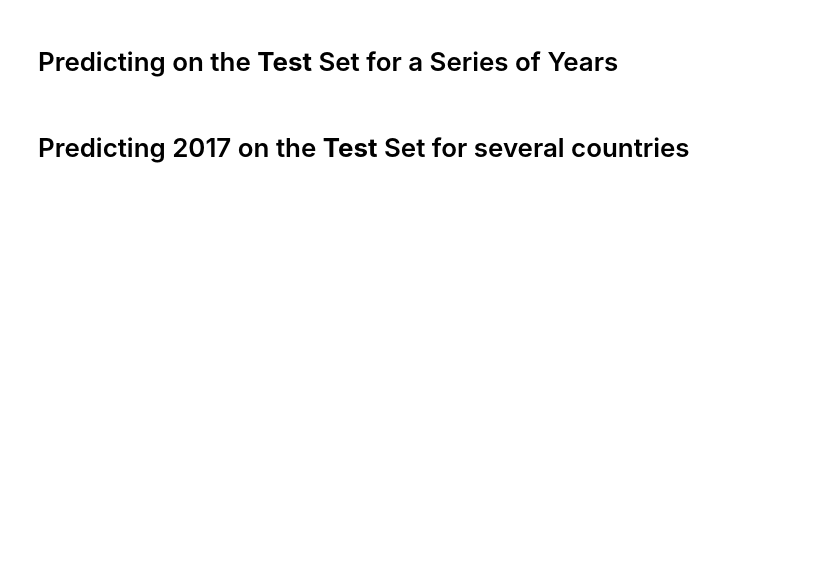
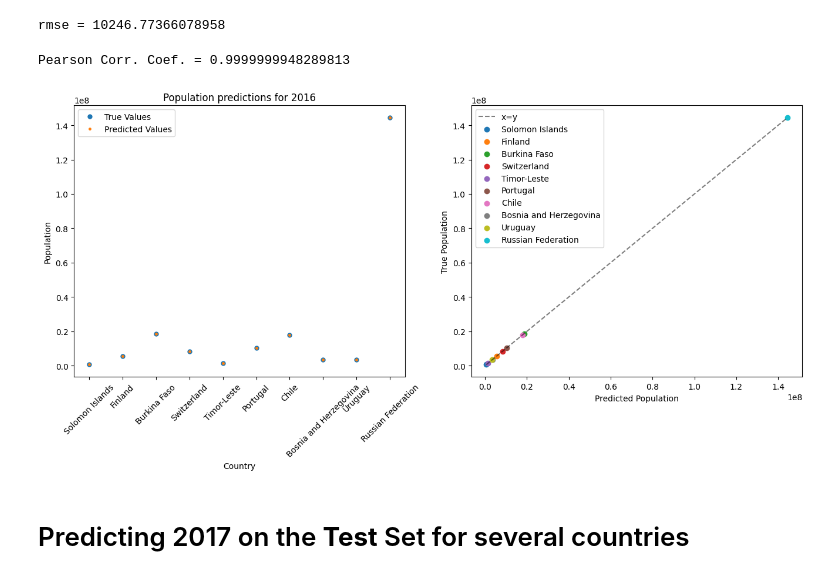
Before and after one commit to joelpoliveira/AprendizagemAutomatica-Projeto, a Jupyter notebook: Projeto_final/main_Joel_complex_version.ipynb, the cells around one changed output. Saved outputs shown, nothing was run; the diff lists cells and outputs as text; code cells hidden in the pictures; blank space fills up the shorter version.

```diff
--- a/Projeto_final/main_Joel_complex_version.ipynb
+++ b/Projeto_final/main_Joel_complex_version.ipynb
@@ -228,7 +271,7 @@ class ForecastModel:
             data={ f"-{i}": X.shift(i) for i in range(1,self.lags+1) }
         )
 # %%
-model = ForecastModel().fit(reshape(pop))
+model = ForecastModel(encode_country=False).fit(reshape(pop), stop=2015)
 # %%
 countries = list(pop["Country Name"].sample(n=10, random_state=66))
 pprint(list(enumerate(countries)))
@@ -252,0 +308,5 @@ preds = model.predict(list(range(min_year, max_year+1)), label)
+# %%
+y_test = [ model.raw.loc[2016, label] for label in countries ]
+# %%
+preds = [ model.predict([2016], label)[0] for label in countries]
+preds
@@ -253,26 +324,37 @@ preds = model.predict(list(range(min_year, max_year+1)), label)
+# %%
+print(f"rmse = {mean_squared_error( y_test, preds, squared=False)}")
+# %% [output]
+rmse = 10246.77366078958
+# %%
+print(f"Pearson Corr. Coef. = {np.corrcoef(y_test, preds)[0,1]}")
+# %% [output]
+Pearson Corr. Coef. = 0.9999999948289813
 # %%
-def plot_sub(ax, x, y, label="", xlabel="", ylabel="", title=""):
-    ax.plot(x, y, label=label)
+def plot_sub(ax, x, y, label="", xlabel="", ylabel="", title="", ms=5):
+    ax.plot(x, y, ".", label=label, ms=ms)
     ax.set_xlabel(xlabel)
     ax.set_ylabel(ylabel)
     ax.set_title(title)
     if label!="":
         ax.legend()
 
 def scat_sub(ax, x, y, label="", xlabel="", ylabel="", title=""):
     ax.scatter(x, y, label=label)
     ax.set_xlabel(xlabel)
     ax.set_ylabel(ylabel)
     ax.set_title(title)
     if label!="":
         ax.legend()
 
+x_ = range(len(countries))
 f, ax = plt.subplots(1,2, figsize=(16,6))
-plot_sub(ax[0], range(min_year,max_year+1), model.get_country(label).loc[min_year:max_year], label="True Values")
-plot_sub(ax[0], range(min_year,max_year+1), preds, label="Predicted Values", xlabel="Year")
+plot_sub(ax[0], x_, y_test, label="True Values", ms=10)
+plot_sub(ax[0], x_, preds, label="Predicted Values", xlabel="Country", ylabel="Population", title="Population predictions for 2016")
+ax[0].set_xticks(x_, countries, rotation=45)
 
-scat_sub(ax[1], preds, model.get_country(label).loc[min_year:max_year], xlabel="Predicted", ylabel="True")
-xy=np.linspace(preds.min(), preds.max())
-ax[1].plot(xy,xy, "r")
+xy=np.linspace(min(preds), max(preds))
+ax[1].plot(xy,xy, "k--", alpha=0.5, label="x=y")
+for i, country in enumerate(countries):
+    scat_sub(ax[1], [preds[i]], [y_test[i]], xlabel="Predicted Population", ylabel="True Population", label=country)
+# %% [output]
+[figure, added]
-# %% [markdown]
-# Predicting on the **Test** Set for a Series of Years
```
Also changed, not shown: parts of 21 cells of this notebook.
